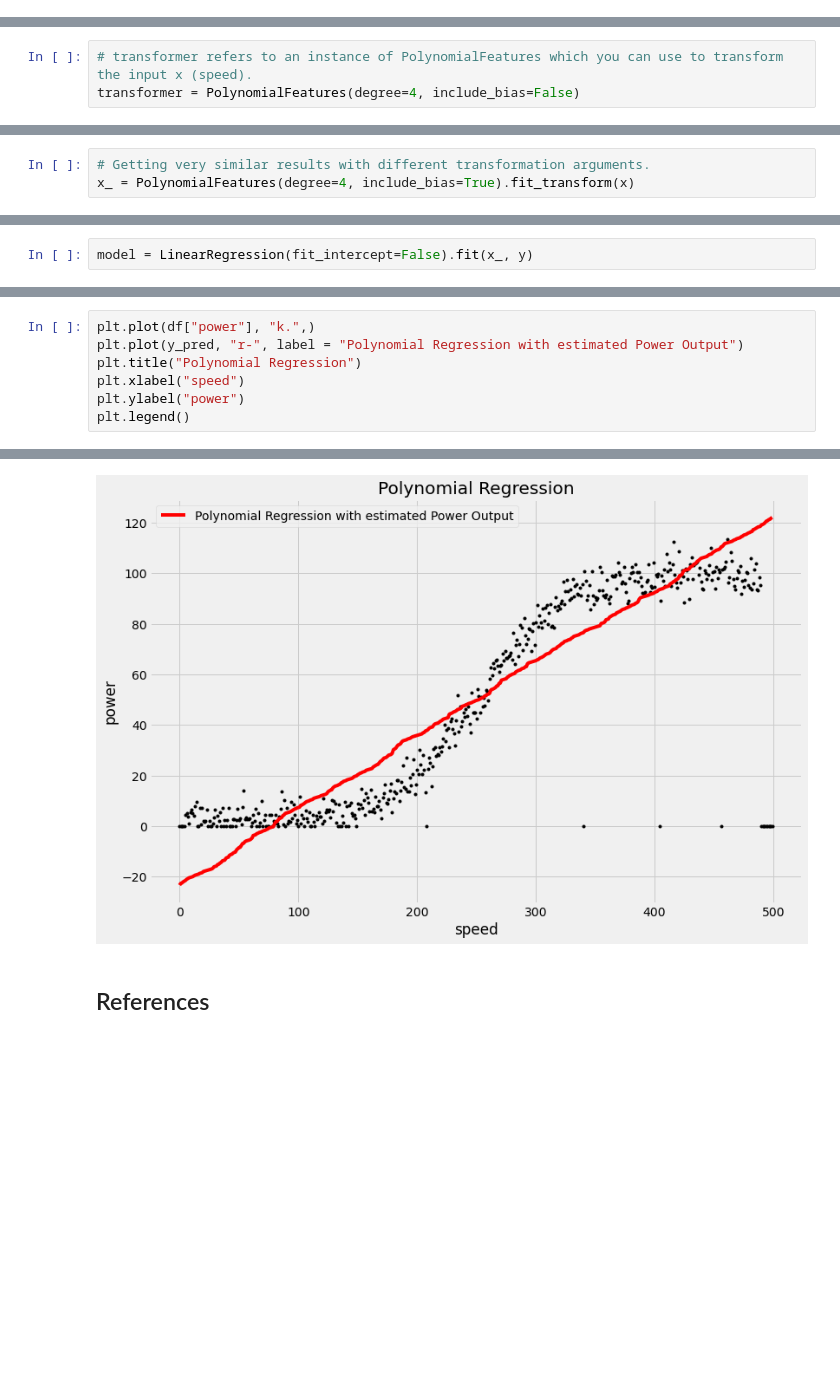
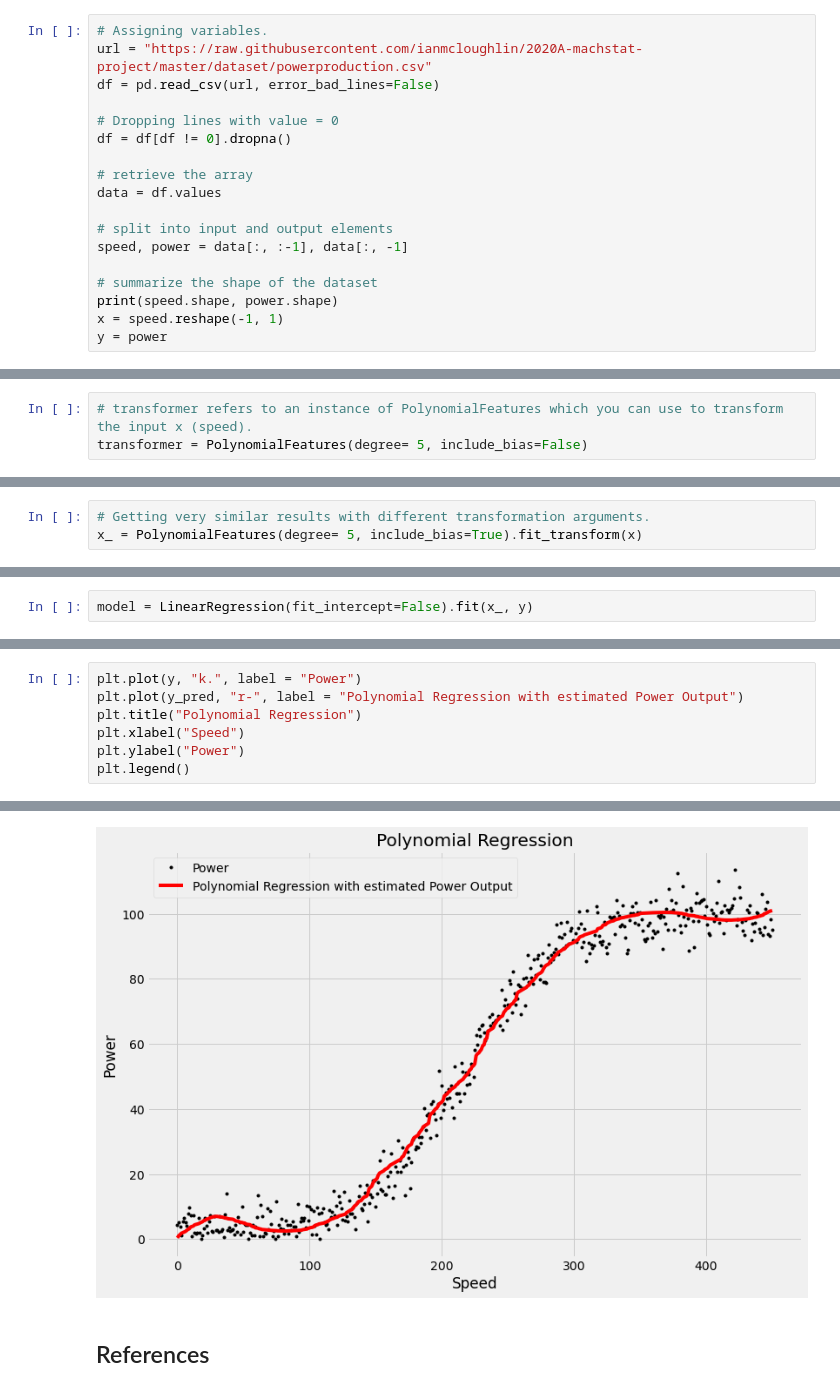
Before and after one commit to G00387867/FDA-project, a Jupyter notebook: power-production.ipynb, the cells around one changed output, grey strips where cells are left out. Drawn from its saved outputs; the diff is of its cells as text; blank space fills up the shorter version.

Commit message:
Best Fitted line using Polynomial Regression

```diff
--- a/power-production.ipynb
+++ b/power-production.ipynb
@@ -420,0 +422,18 @@ y = power
+# %%
+# Assigning variables.
+url = "https://raw.githubusercontent.com/ianmcloughlin/2020A-machstat-project/master/dataset/powerproduction.csv"
+df = pd.read_csv(url, error_bad_lines=False)
+
+# Dropping lines with value = 0
+df = df[df != 0].dropna()
+
+# retrieve the array
+data = df.values
+
+# split into input and output elements
+speed, power = data[:, :-1], data[:, -1]
+
+# summarize the shape of the dataset
+print(speed.shape, power.shape)
+x = speed.reshape(-1, 1)
+y = power
@@ -421,6 +442,6 @@ y = power
 # %%
 # transformer refers to an instance of PolynomialFeatures which you can use to transform the input x (speed).
-transformer = PolynomialFeatures(degree=4, include_bias=False)
+transformer = PolynomialFeatures(degree= 5, include_bias=False)
 # %%
 # Fitting transformer with x (speed).
 transformer.fit(x)
@@ -455,6 +478,6 @@ p : [array([-23.30933104]), array([ 5.81270935e+00, -1.92070842e-15,  1.00053431
 # %%
 # Getting very similar results with different transformation arguments.
-x_ = PolynomialFeatures(degree=4, include_bias=True).fit_transform(x)
+x_ = PolynomialFeatures(degree= 5, include_bias=True).fit_transform(x)
 # %%
 print(x_)
 # %% [output]
@@ -511,13 +534,13 @@ predicted response: [[-23.30933104]
 # %%
-plt.plot(df["power"], "k.",)
+plt.plot(y, "k.", label = "Power")
 plt.plot(y_pred, "r-", label = "Polynomial Regression with estimated Power Output")
 plt.title("Polynomial Regression")
-plt.xlabel("speed")
-plt.ylabel("power")
+plt.xlabel("Speed")
+plt.ylabel("Power")
 plt.legend()
 # %% [output]
 <matplotlib.legend.Legend at 0x...>
-[figure, old version]
+[figure, new version]
 # %% [markdown]
 ## References
 # %% [markdown]
```
Also changed, not shown: parts of 37 cells of this notebook, 1 other file.
